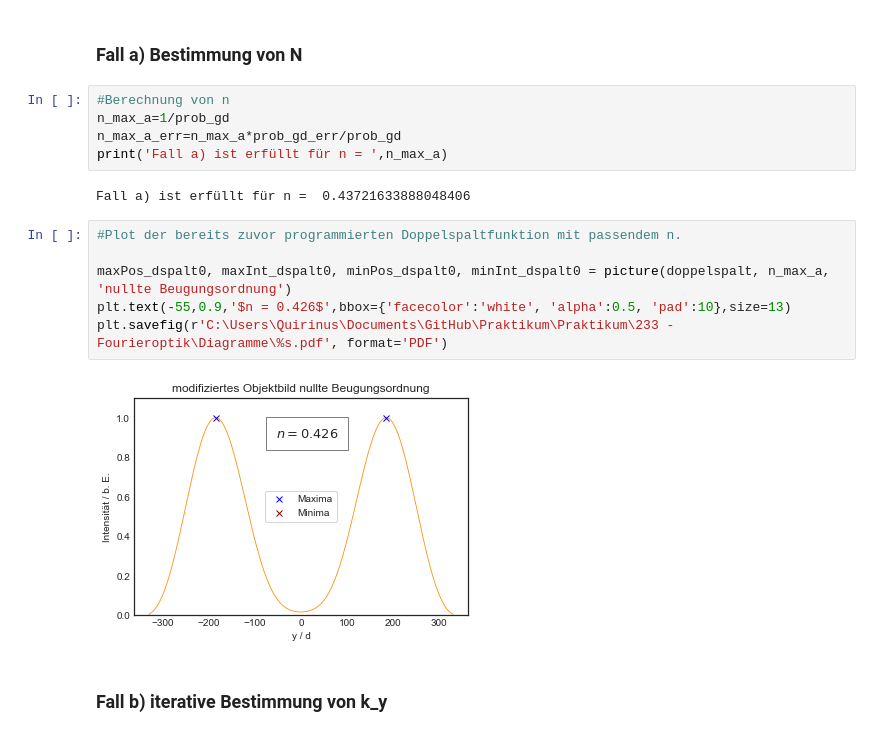
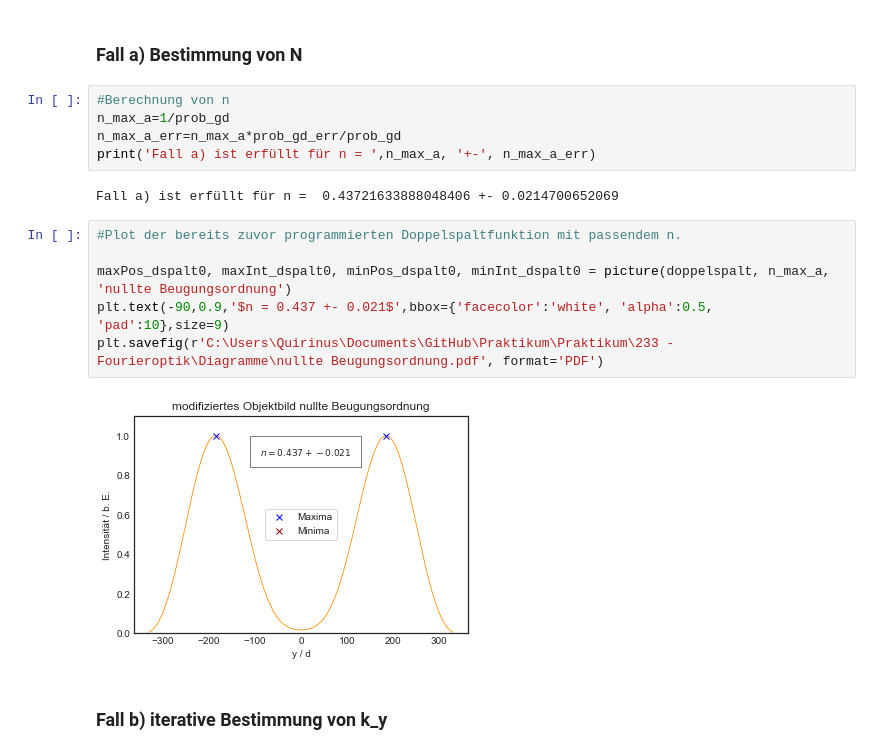
Before and after one commit to MajestyQ/Lectures, a Jupyter notebook: Praktikum/233 - Fourieroptik/V233 Fourier-Optik .ipynb, the cells around one changed output. Cells and saved outputs as stored; diff of their text form.

Commit message:
Fourier hoffentlich final

```diff
--- a/Praktikum/233 - Fourieroptik/V233 Fourier-Optik .ipynb
+++ b/Praktikum/233 - Fourieroptik/V233 Fourier-Optik .ipynb
@@ -895,17 +895,17 @@ für die Minima
 #Berechnung von n
 n_max_a=1/prob_gd
 n_max_a_err=n_max_a*prob_gd_err/prob_gd
-print('Fall a) ist erfüllt für n = ',n_max_a)
+print('Fall a) ist erfüllt für n = ',n_max_a, '+-', n_max_a_err)
 # %% [output]
-Fall a) ist erfüllt für n =  0.43721633888048406
+Fall a) ist erfüllt für n =  0.43721633888048406 +- 0.0214700652069
 # %%
 #Plot der bereits zuvor programmierten Doppelspaltfunktion mit passendem n.
 
 maxPos_dspalt0, maxInt_dspalt0, minPos_dspalt0, minInt_dspalt0 = picture(doppelspalt, n_max_a, 'nullte Beugungsordnung')
-plt.text(-55,0.9,'$n = 0.426$',bbox={'facecolor':'white', 'alpha':0.5, 'pad':10},size=13)
-plt.savefig(r'C:\Users\Quirinus\Documents\GitHub\Praktikum\Praktikum\233 - Fourieroptik\Diagramme\%s.pdf', format='PDF')
+plt.text(-90,0.9,'$n = 0.437 +- 0.021$',bbox={'facecolor':'white', 'alpha':0.5, 'pad':10},size=9)
+plt.savefig(r'C:\Users\Quirinus\Documents\GitHub\Praktikum\Praktikum\233 - Fourieroptik\Diagramme\nullte Beugungsordnung.pdf', format='PDF')
 # %% [output]
-[figure, old version]
+[figure, new version]
 # %% [markdown]
 ### Fall b) iterative Bestimmung von k_y
 # %%
```
Also changed, not shown: parts of 3 cells of this notebook, 19 other files.
